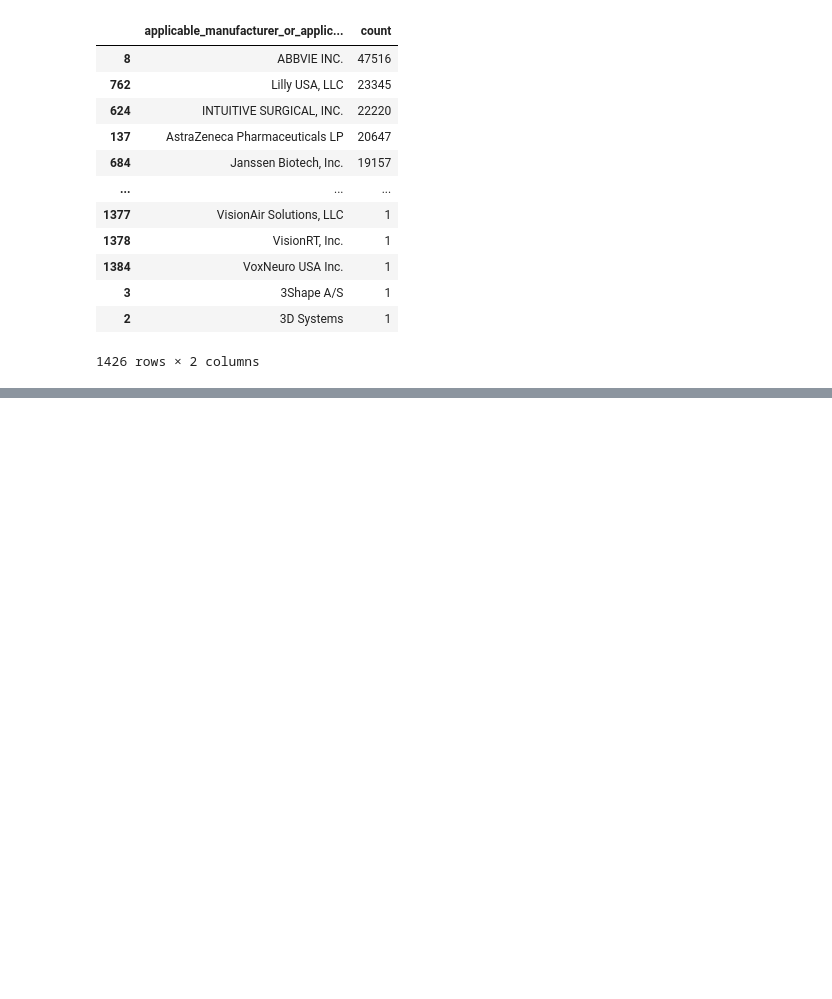
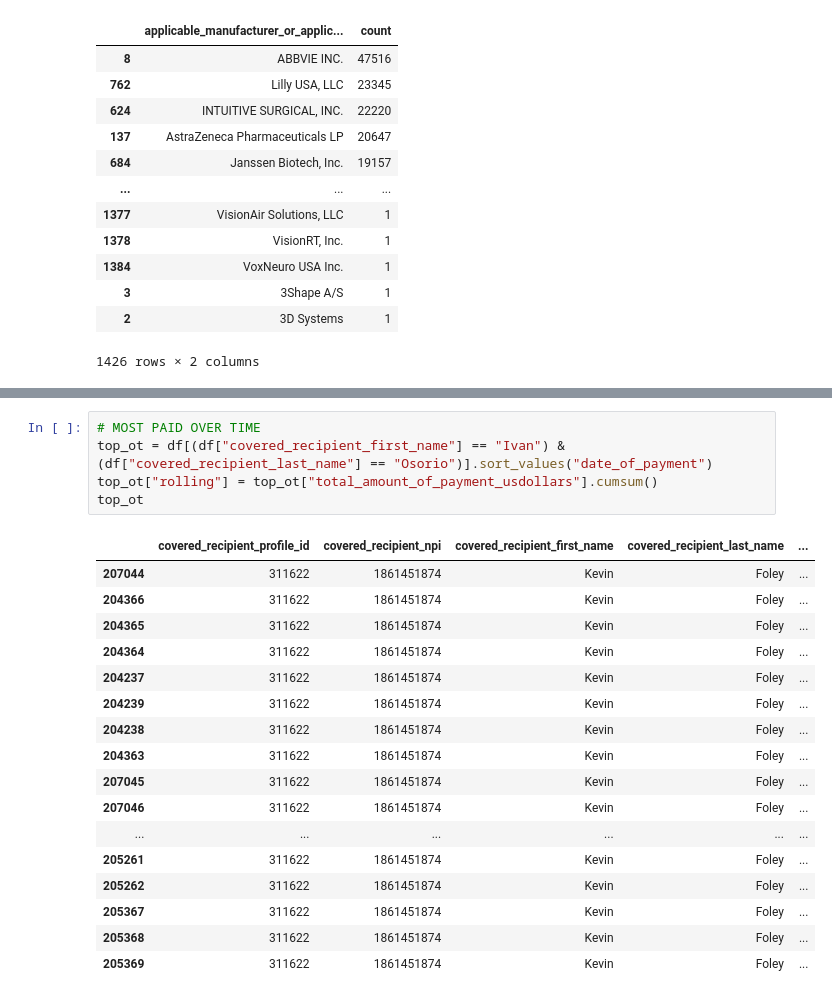
Before and after one commit to imtimtam/kolink-payments-etl, a Jupyter notebook: notebook/result_testing.ipynb, the cells around one changed output, grey strips where cells are left out. Drawn from its saved outputs; the diff is of its cells as text; blank space fills up the shorter version.

```diff
--- a/notebook/result_testing.ipynb
+++ b/notebook/result_testing.ipynb
@@ -122,0 +171,23 @@ df.groupby(["applicable_manufacturer_or_applicable_gpo_making_payment_name"]).si
+# %%
+# MOST PAID OVER TIME
+top_ot = df[(df["covered_recipient_first_name"] == "Ivan") & (df["covered_recipient_last_name"] == "Osorio")].sort_values("date_of_payment")
+top_ot["rolling"] = top_ot["total_amount_of_payment_usdollars"].cumsum()
+top_ot
+# %% [output]
+|  | covered_recipient_profile_id | covered_recipient_npi | covered_recipient_first_name | covered_recipient_last_name | ... |
+| 207044 | 311622 | 1861451874 | Kevin | Foley | ... |
+| 204366 | 311622 | 1861451874 | Kevin | Foley | ... |
+| 204365 | 311622 | 1861451874 | Kevin | Foley | ... |
+| 204364 | 311622 | 1861451874 | Kevin | Foley | ... |
+| 204237 | 311622 | 1861451874 | Kevin | Foley | ... |
+| 204239 | 311622 | 1861451874 | Kevin | Foley | ... |
+| 204238 | 311622 | 1861451874 | Kevin | Foley | ... |
+| 204363 | 311622 | 1861451874 | Kevin | Foley | ... |
+| 207045 | 311622 | 1861451874 | Kevin | Foley | ... |
+| 207046 | 311622 | 1861451874 | Kevin | Foley | ... |
+| ... | ... | ... | ... | ... | ... |
+| 205261 | 311622 | 1861451874 | Kevin | Foley | ... |
+| 205262 | 311622 | 1861451874 | Kevin | Foley | ... |
+| 205367 | 311622 | 1861451874 | Kevin | Foley | ... |
+| 205368 | 311622 | 1861451874 | Kevin | Foley | ... |
+| 205369 | 311622 | 1861451874 | Kevin | Foley | ... |
```
Also changed, not shown: parts of 7 cells of this notebook.
